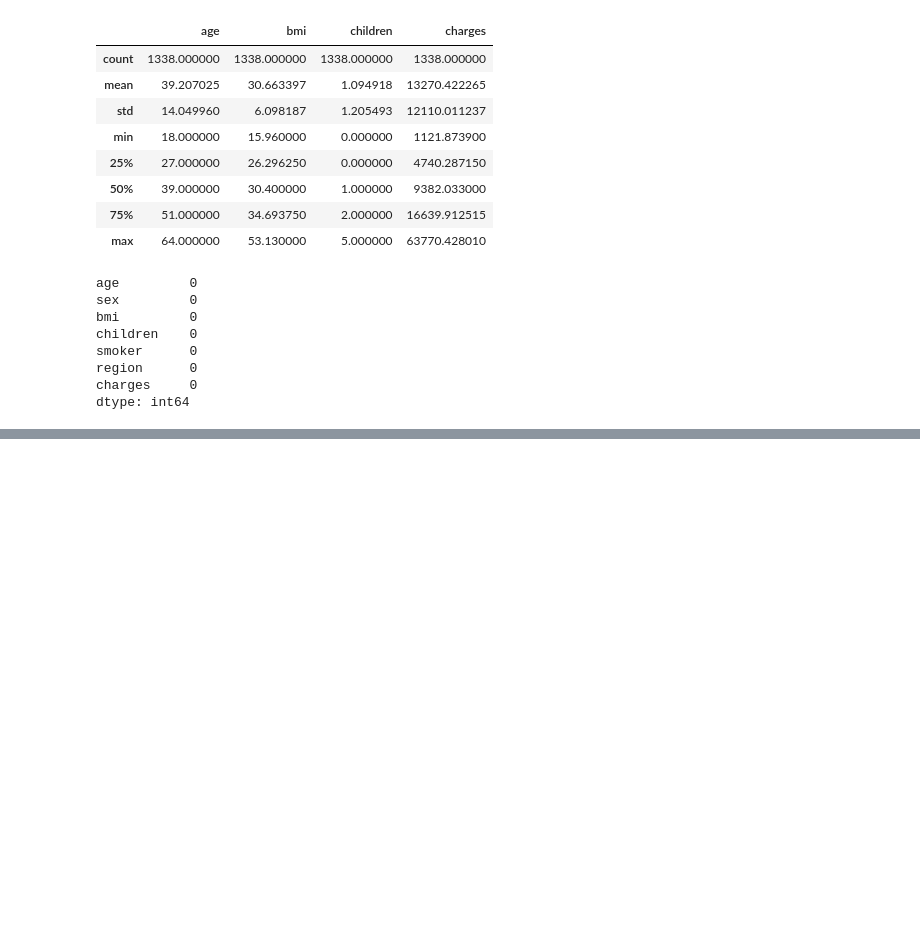
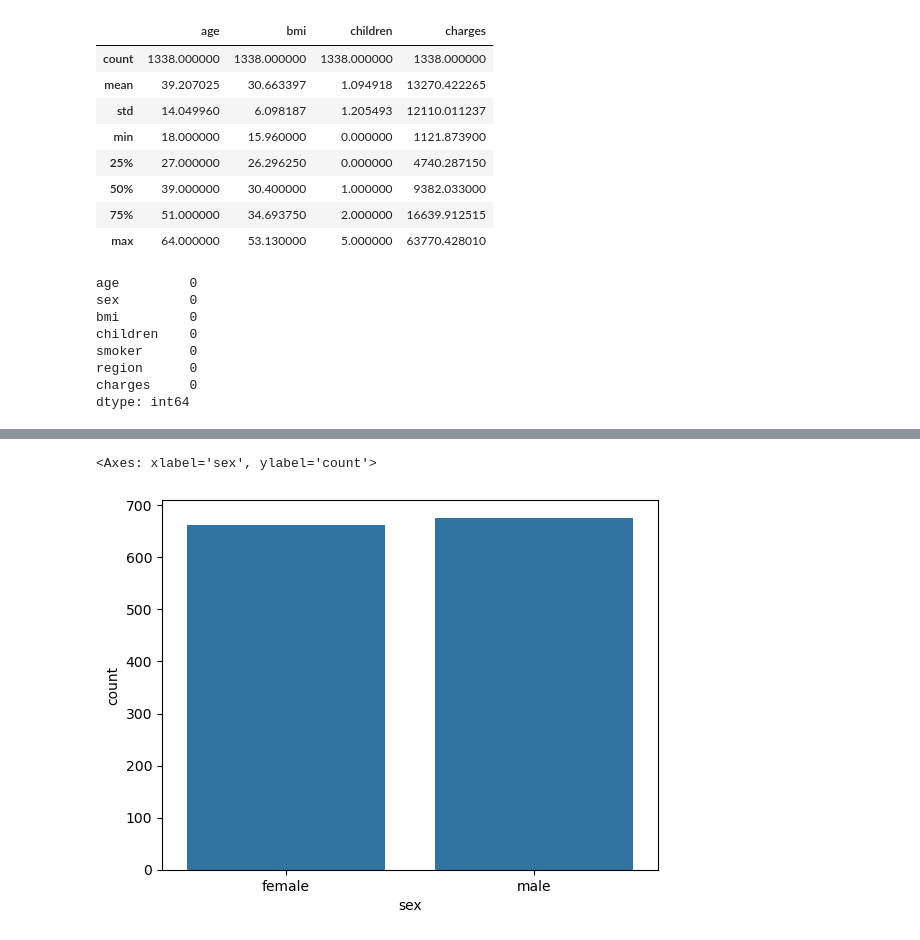
Before and after one commit to Dipak-Gautam/learning-Machine-Learning, a Jupyter notebook: Project1_Incurance/FirstLecture.ipynb, the cells around one changed output, grey strips where cells are left out. Drawn from its saved outputs; the diff is of its cells as text; code cells hidden in the pictures; blank space fills up the shorter version.

```diff
--- a/Project1_Incurance/FirstLecture.ipynb
+++ b/Project1_Incurance/FirstLecture.ipynb
@@ -40,0 +73,5 @@ NameError: name 'df' is not defined
+# %%
+sns.countplot(x=df["sex"])
+# %% [output]
+<Axes: xlabel='sex', ylabel='count'>
+[figure, added]
```
Also changed, not shown: parts of 8 cells of this notebook.
